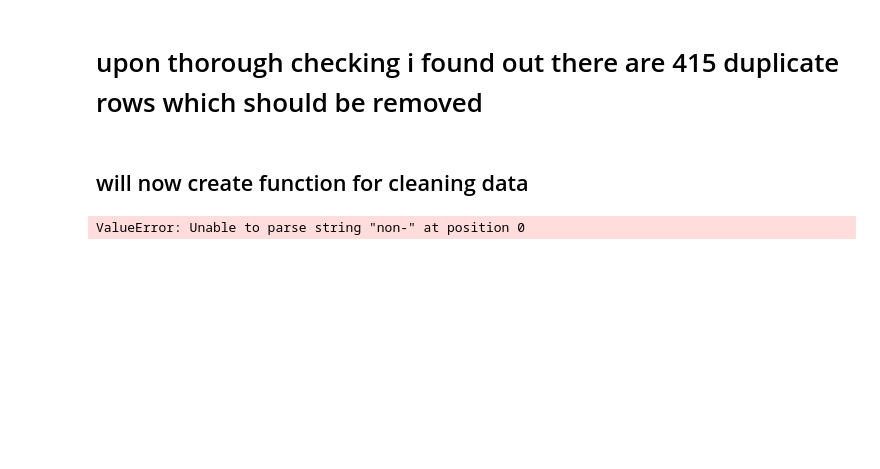
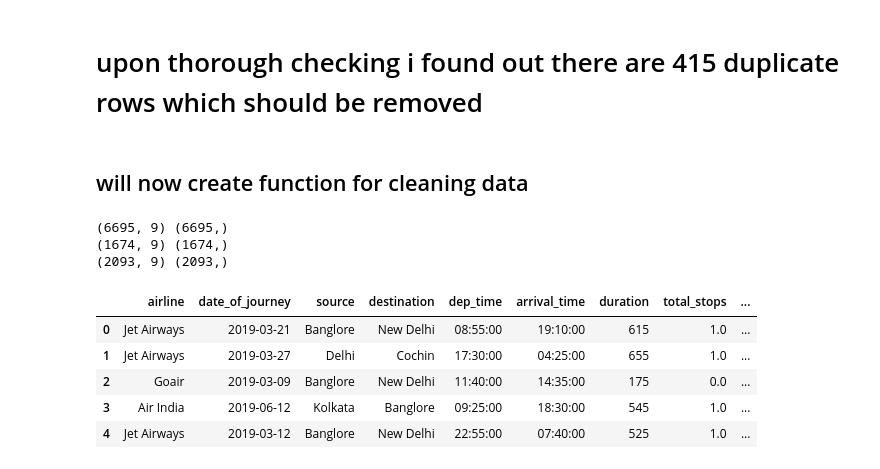
Before and after one commit to samarmubarakpk/SageMaker_End_to_end_flight_price_prediction, a Jupyter notebook: Notebook/data_cleaning.ipynb, the cells around one changed output. Cells and saved outputs as stored; diff of their text form; code cells hidden in the pictures; blank space fills up the shorter version.

```diff
--- a/Notebook/data_cleaning.ipynb
+++ b/Notebook/data_cleaning.ipynb
@@ -162,7 +163,39 @@ def clean(df):
     .drop(columns="route")
 
     )
-# %%
-clean(flights)
-# %% [output]
-ValueError: Unable to parse string "non-" at position 0
+# %%
+clean_data = clean(flights)
+# %%
+X = clean_data.drop(columns="price")
+y = clean_data.price.copy()
+# %%
+X_, X_test, y_, y_test = train_test_split(X, y, test_size=0.2, random_state=42)
+X_train, X_val, y_train, y_val = train_test_split(X_, y_, test_size=0.2, random_state=42)
+
+print(X_train.shape, y_train.shape)
+print(X_val.shape, y_val.shape)
+print(X_test.shape, y_test.shape)
+# %% [output]
+(6695, 9) (6695,)
+(1674, 9) (1674,)
+(2093, 9) (2093,)
+# %%
+
+def export_data(X, y, name):
+
+
+    file_name = f"{name}.csv"
+    file_path = os.path.join(project_dir, data_dir, file_name)
+
+    X.join(y).to_csv(file_path, index=False)
+
+    return pd.read_csv(file_path).head()
+# %%
+export_data(X_train, y_train, "train")
+# %% [output]
+|  | airline | date_of_journey | source | destination | dep_time | arrival_time | duration | total_stops | ... |
+| 0 | Jet Airways | 2019-03-21 | Banglore | New Delhi | 08:55:00 | 19:10:00 | 615 | 1.0 | ... |
+| 1 | Jet Airways | 2019-03-27 | Delhi | Cochin | 17:30:00 | 04:25:00 | 655 | 1.0 | ... |
+| 2 | Goair | 2019-03-09 | Banglore | New Delhi | 11:40:00 | 14:35:00 | 175 | 0.0 | ... |
+| 3 | Air India | 2019-06-12 | Kolkata | Banglore | 09:25:00 | 18:30:00 | 545 | 1.0 | ... |
+| 4 | Jet Airways | 2019-03-12 | Banglore | New Delhi | 22:55:00 | 07:40:00 | 525 | 1.0 | ... |
```
Also changed, not shown: parts of 2 cells of this notebook, 5 other files.
